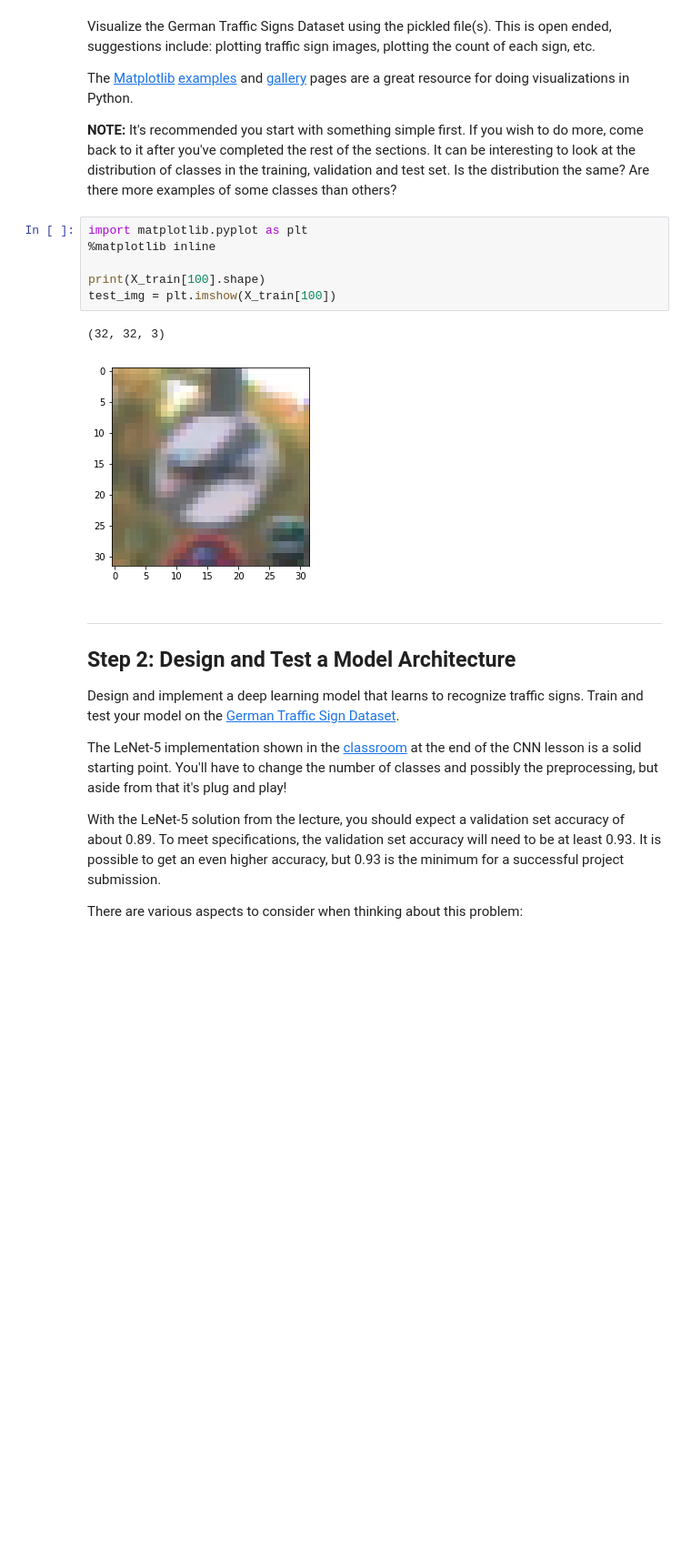
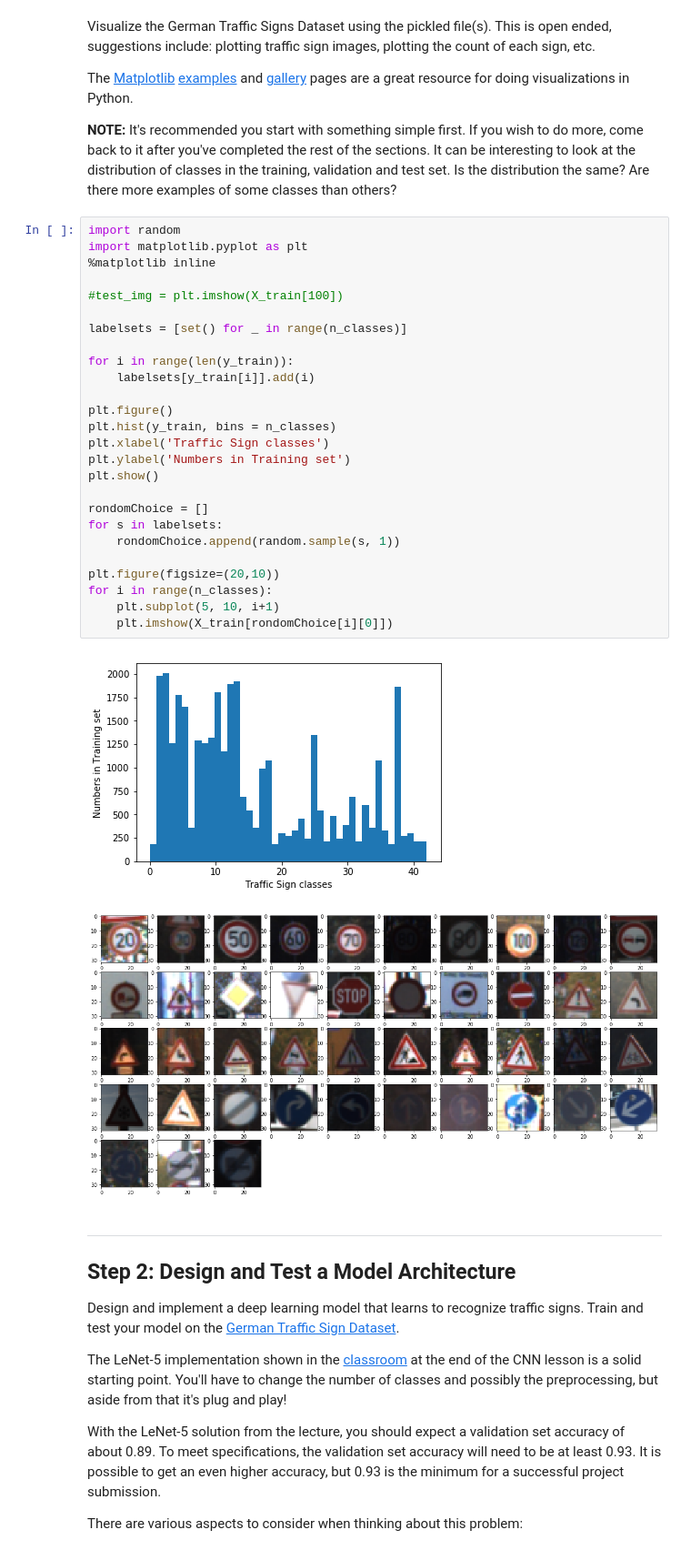
Before and after one commit to nonlining/CarND, a Jupyter notebook: CarND-Traffic-Sign-Classifier-Project/Traffic_Sign_Classifier.ipynb, the cells around one changed output. Shown: that part at 91% size. Cells and saved outputs as stored; diff of their text form; blank space fills up the shorter version.

Commit message:
Add exploratory visualization of the dataset

```diff
--- a/CarND-Traffic-Sign-Classifier-Project/Traffic_Sign_Classifier.ipynb
+++ b/CarND-Traffic-Sign-Classifier-Project/Traffic_Sign_Classifier.ipynb
@@ -87,15 +87,35 @@ Visualize the German Traffic Signs Dataset using the pickled file(s). This is op
 The [Matplotlib](http://matplotlib.org/) [examples](http://matplotlib.org/examples/index.html) and [gallery](http://matplotlib.org/gallery.html) pages are a great resource for doing visualizations in Python.
 
 **NOTE:** It's recommended you start with something simple first. If you wish to do more, come back to it after you've completed the rest of the sections. It can be interesting to look at the distribution of classes in the training, validation and test set. Is the distribution the same? Are there more examples of some classes than others?
-# %%
-import matplotlib.pyplot as plt
-%matplotlib inline
-
-print(X_train[100].shape)
-test_img = plt.imshow(X_train[100])
-# %% [output]
-(32, 32, 3)
-[figure, removed]
+# %%
+import random
+import matplotlib.pyplot as plt
+%matplotlib inline
+
+#test_img = plt.imshow(X_train[100])
+
+labelsets = [set() for _ in range(n_classes)]
+
+for i in range(len(y_train)):
+    labelsets[y_train[i]].add(i)
+
+plt.figure()
+plt.hist(y_train, bins = n_classes)
+plt.xlabel('Traffic Sign classes')
+plt.ylabel('Numbers in Training set')
+plt.show()
+
+rondomChoice = []
+for s in labelsets:
+    rondomChoice.append(random.sample(s, 1))
+
+plt.figure(figsize=(20,10))
+for i in range(n_classes):
+    plt.subplot(5, 10, i+1)
+    plt.imshow(X_train[rondomChoice[i][0]])
+# %% [output]
+[figure, added]
+[figure, added]
 # %% [markdown]
 ----
 
```
Also changed, not shown: 3 other files.
